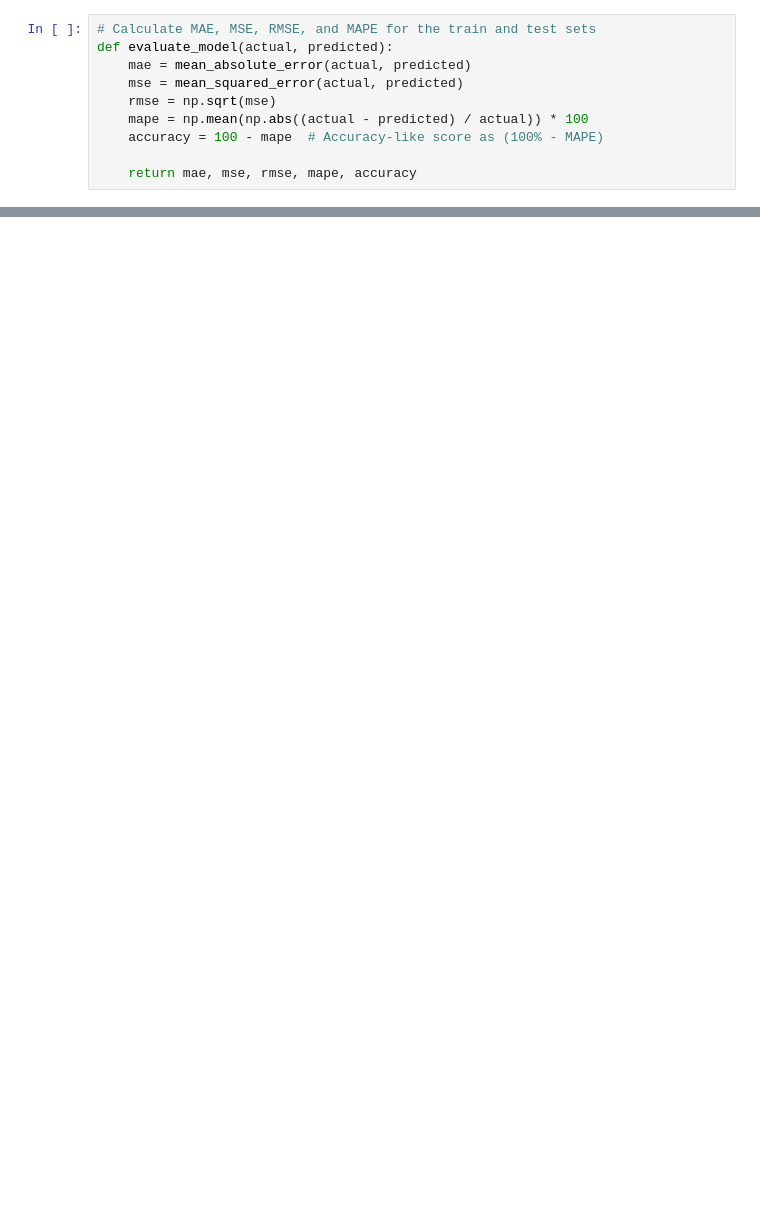
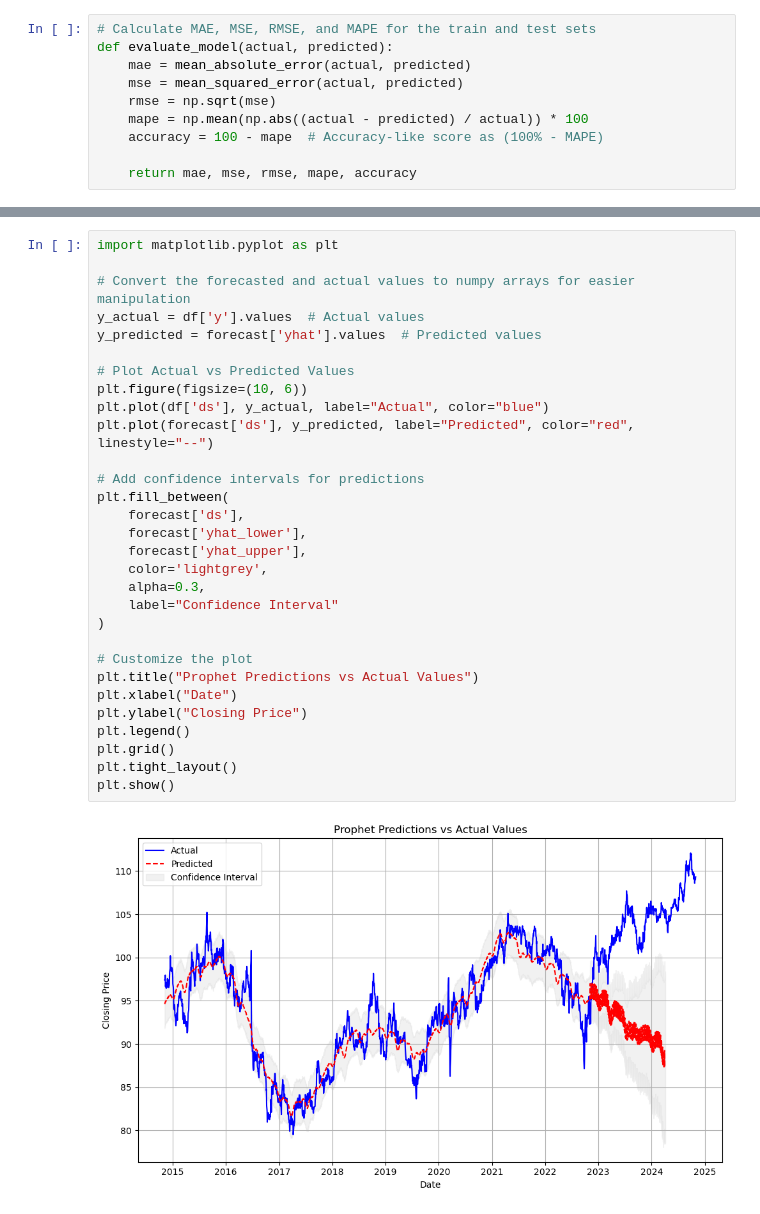
Before and after one commit to shivani309/ForEx, a Jupyter notebook: gbpinr.ipynb, the cells around one changed output, grey strips where cells are left out. Drawn from its saved outputs; the diff is of its cells as text; blank space fills up the shorter version.

```diff
--- a/gbpinr.ipynb
+++ b/gbpinr.ipynb
@@ -2065 +1758,33 @@ ValueError: Mime type rendering requires nbformat>=4.2.0 but it is not installed
+# %%
+import matplotlib.pyplot as plt
+
+# Convert the forecasted and actual values to numpy arrays for easier manipulation
+y_actual = df['y'].values  # Actual values
+y_predicted = forecast['yhat'].values  # Predicted values
+
+# Plot Actual vs Predicted Values
+plt.figure(figsize=(10, 6))
+plt.plot(df['ds'], y_actual, label="Actual", color="blue")
+plt.plot(forecast['ds'], y_predicted, label="Predicted", color="red", linestyle="--")
+
+# Add confidence intervals for predictions
+plt.fill_between(
+    forecast['ds'],
+    forecast['yhat_lower'],
+    forecast['yhat_upper'],
+    color='lightgrey',
+    alpha=0.3,
+    label="Confidence Interval"
+)
+
+# Customize the plot
+plt.title("Prophet Predictions vs Actual Values")
+plt.xlabel("Date")
+plt.ylabel("Closing Price")
+plt.legend()
+plt.grid()
+plt.tight_layout()
+plt.show()
+# %% [output]
+[figure, added]
 # %%
```
Also changed, not shown: parts of 43 cells of this notebook, 7 other files.
